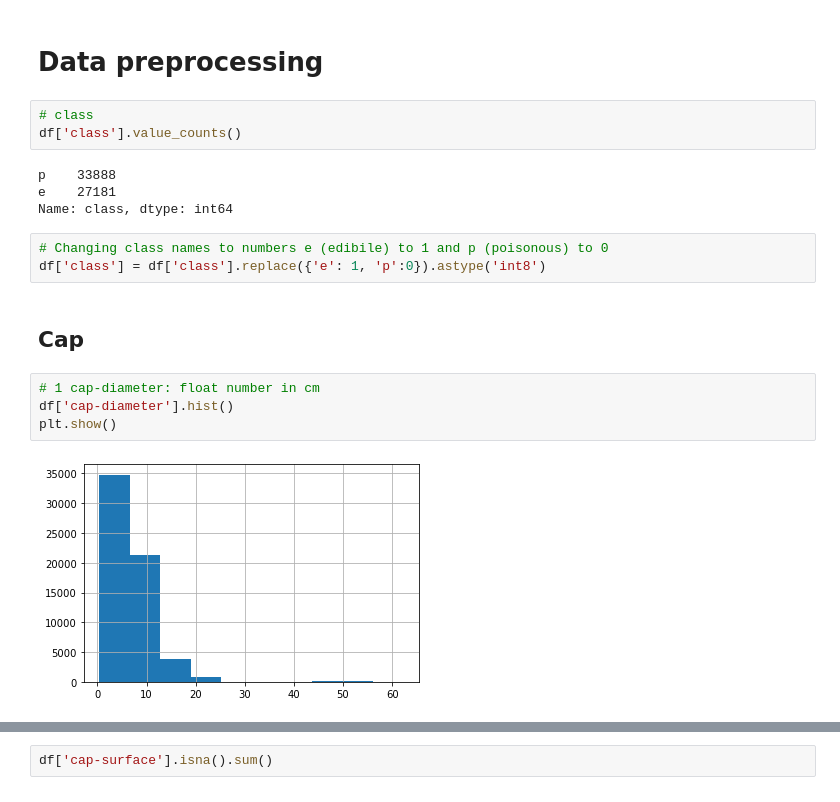
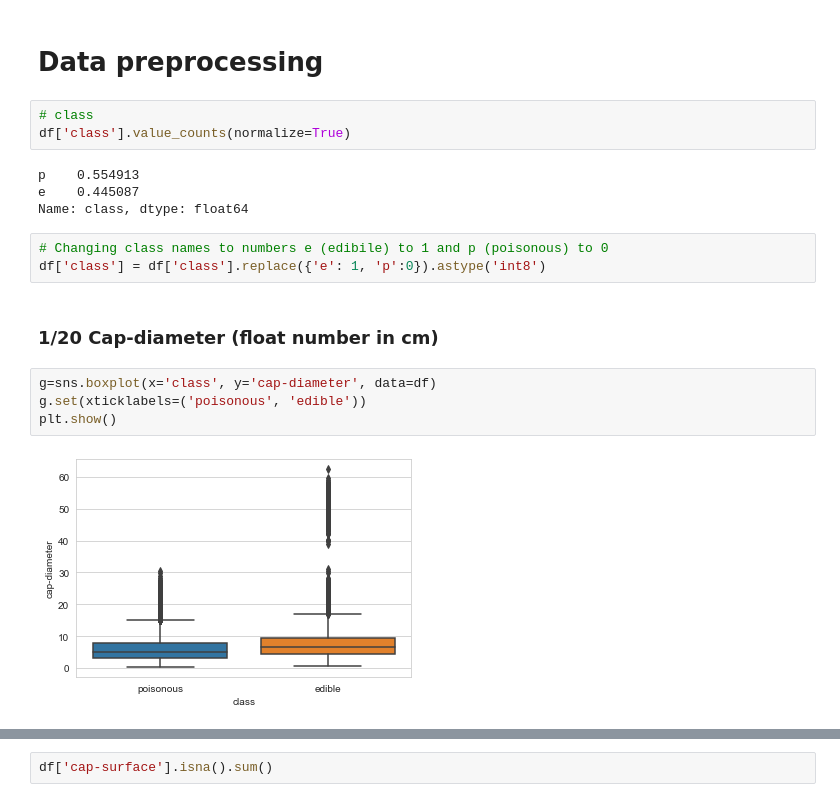
Before and after one commit to AleksanderWernik/Mushrooms, a Jupyter notebook: Grzyby.ipynb, the cells around one changed output, grey strips where cells are left out. Saved outputs shown, nothing was run; the diff lists cells and outputs as text.

Commit message:
Added charts

```diff
--- a/Grzyby.ipynb
+++ b/Grzyby.ipynb
@@ -59,19 +59,19 @@ dtype: int64
 # Data preprocessing
 # %%
 # class
-df['class'].value_counts()
+df['class'].value_counts(normalize=True)
 # %% [output]
-p    33888
-e    27181
-Name: class, dtype: int64
+p    0.554913
+e    0.445087
+Name: class, dtype: float64
 # %%
 # Changing class names to numbers e (edibile) to 1 and p (poisonous) to 0
 df['class'] = df['class'].replace({'e': 1, 'p':0}).astype('int8')
 # %% [markdown]
-## Cap
+### 1/20 Cap-diameter (float number in cm)
 # %%
-# 1 cap-diameter: float number in cm
-df['cap-diameter'].hist()
+g=sns.boxplot(x='class', y='cap-diameter', data=df)
+g.set(xticklabels=('poisonous', 'edible'))
 plt.show()
 # %% [output]
-[figure, old version]
+[figure, new version]
```
Also changed, not shown: parts of 52 cells of this notebook.
